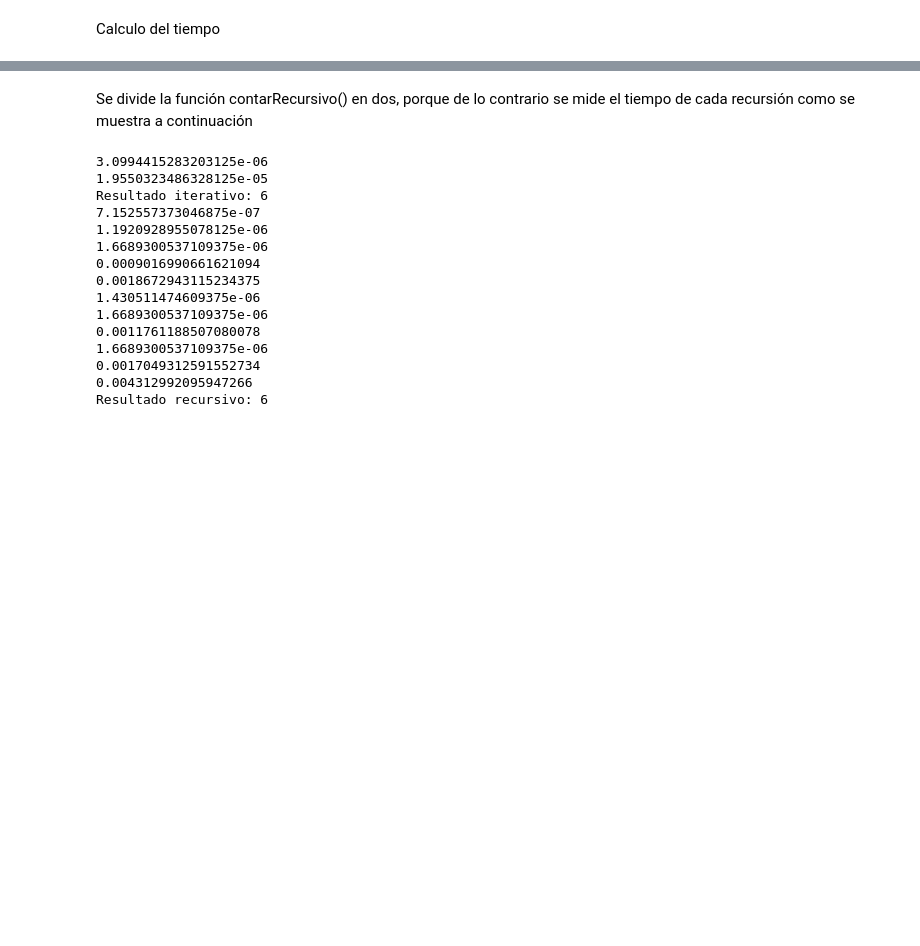
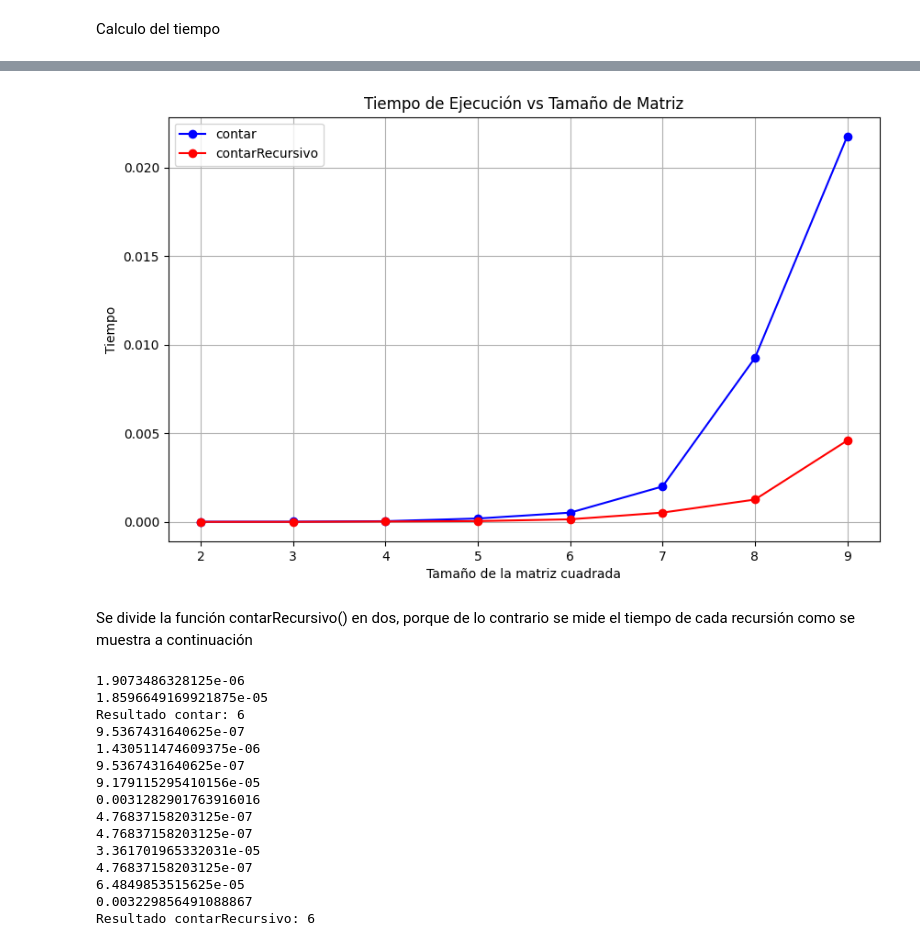
Before and after one commit to Simon0980/Tarea-1-Programaci-n-Avanzada, a Jupyter notebook: Tarea_1_Programación_avanzada.ipynb, the cells around one changed output, grey strips where cells are left out. Saved outputs shown, nothing was run; the diff lists cells and outputs as text; code cells hidden in the pictures; blank space fills up the shorter version.

```diff
--- a/Tarea_1_Programación_avanzada.ipynb
+++ b/Tarea_1_Programación_avanzada.ipynb
@@ -184,3 +201,26 @@ Tiempo de ejecución de __init__: 0.000001 segundos
+# %%
+import matplotlib.pyplot as plt
+
+matrices = list(range(2, 10))
+contar = [0.000013, 0.000017, 0.000043, 0.000194, 0.000524, 0.002000, 0.009247, 0.021750]
+contar_recursivo = [0.000005, 0.000005, 0.000024, 0.000048, 0.000148, 0.000526, 0.001261, 0.004591]
+
+# Graficar
+plt.figure(figsize=(10, 6))
+plt.plot(matrices, contar, label='contar', marker='o', color='b')
+plt.plot(matrices, contar_recursivo, label='contarRecursivo', marker='o', color='r')
+
+# Configurar etiquetas y título
+plt.xlabel('Tamaño de la matriz cuadrada')
+plt.ylabel('Tiempo')
+plt.title('Tiempo de Ejecución vs Tamaño de Matriz')
+plt.legend()
+plt.grid(True)
+
+# Mostrar gráfico
+plt.show()
+# %% [output]
+[figure, added]
 # %% [markdown]
 Se divide la función contarRecursivo() en dos, porque de lo contrario se mide el tiempo de cada recursión como se muestra a continuación
 # %%
@@ -235,21 +275,21 @@ class PCB:
       return caminos_desde_arriba + caminos_desde_izquierda
 
 prueba = PCB(3, 3)
-print("Resultado iterativo:", prueba.contar())
-print("Resultado recursivo:", prueba.contarRecursivo())
+print("Resultado contar:", prueba.contar())
+print("Resultado contarRecursivo:", prueba.contarRecursivo())
 # %% [output]
-3.0994415283203125e-06
-1.9550323486328125e-05
-Resultado iterativo: 6
-7.152557373046875e-07
-1.1920928955078125e-06
-1.6689300537109375e-06
-0.0009016990661621094
-0.0018672943115234375
+1.9073486328125e-06
+1.8596649169921875e-05
+Resultado contar: 6
+9.5367431640625e-07
 1.430511474609375e-06
-1.6689300537109375e-06
-0.0011761188507080078
-1.6689300537109375e-06
-0.0017049312591552734
-0.004312992095947266
-Resultado recursivo: 6
+9.5367431640625e-07
+9.179115295410156e-05
+0.0031282901763916016
+4.76837158203125e-07
+4.76837158203125e-07
+3.361701965332031e-05
+4.76837158203125e-07
+6.4849853515625e-05
+0.003229856491088867
+Resultado contarRecursivo: 6
```
Also changed, not shown: parts of 3 cells of this notebook.
